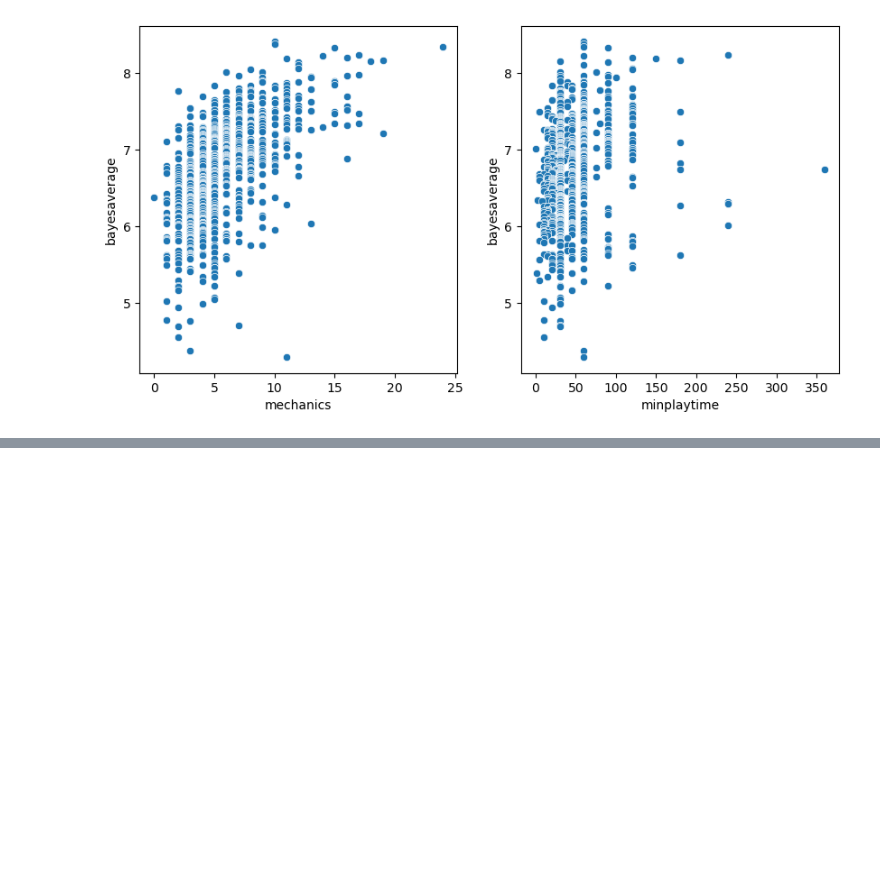
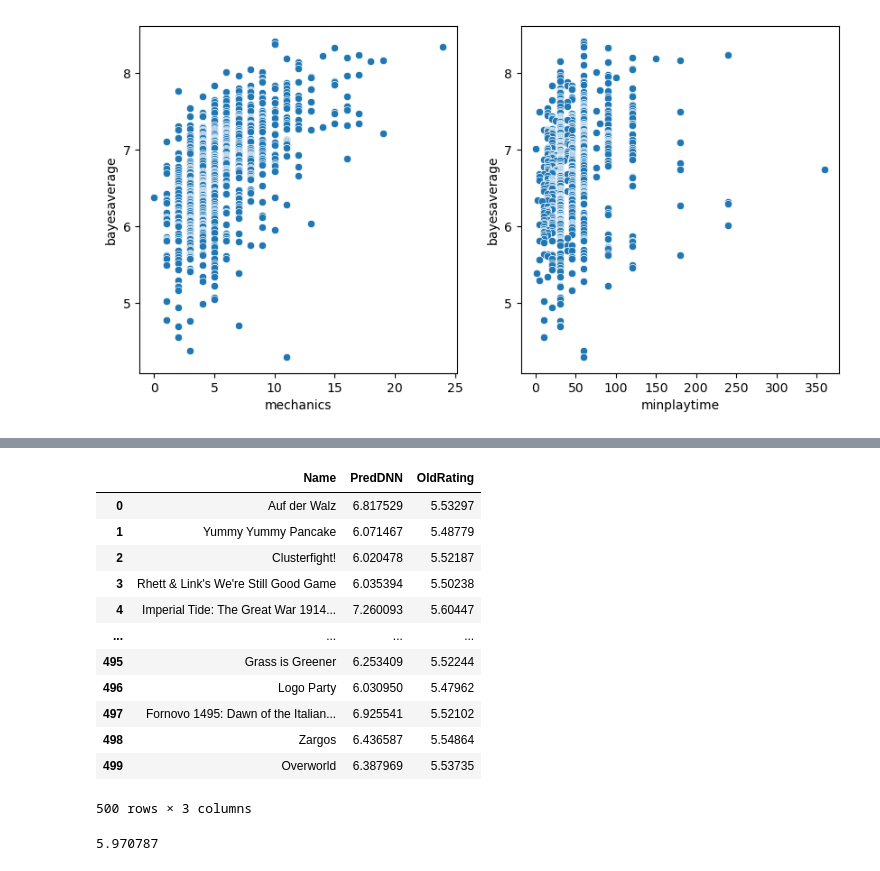
Before and after one commit to cchristensn/486MLProject, a Jupyter notebook: BoardgamesEDA.ipynb, the cells around one changed output, grey strips where cells are left out. Cells and saved outputs as stored; diff of their text form; code cells hidden in the pictures; blank space fills up the shorter version.

```diff
--- a/BoardgamesEDA.ipynb
+++ b/BoardgamesEDA.ipynb
@@ -373,0 +404,20 @@ plt.show()
+# %%
+predDF
+# %% [output]
+|  | Name | PredDNN | OldRating |
+| 0 | Auf der Walz | 6.817529 | 5.53297 |
+| 1 | Yummy Yummy Pancake | 6.071467 | 5.48779 |
+| 2 | Clusterfight! | 6.020478 | 5.52187 |
+| 3 | Rhett & Link's We're Still Good Game | 6.035394 | 5.50238 |
+| 4 | Imperial Tide: The Great War 1914... | 7.260093 | 5.60447 |
+| ... | ... | ... | ... |
+| 495 | Grass is Greener | 6.253409 | 5.52244 |
+| 496 | Logo Party | 6.030950 | 5.47962 |
+| 497 | Fornovo 1495: Dawn of the Italian... | 6.925541 | 5.52102 |
+| 498 | Zargos | 6.436587 | 5.54864 |
+| 499 | Overworld | 6.387969 | 5.53735 |
+500 rows × 3 columns
+# %%
+predDF['PredDNN'].min()
+# %% [output]
+5.970787
```
Also changed, not shown: parts of 5 cells of this notebook, 1 other file.
